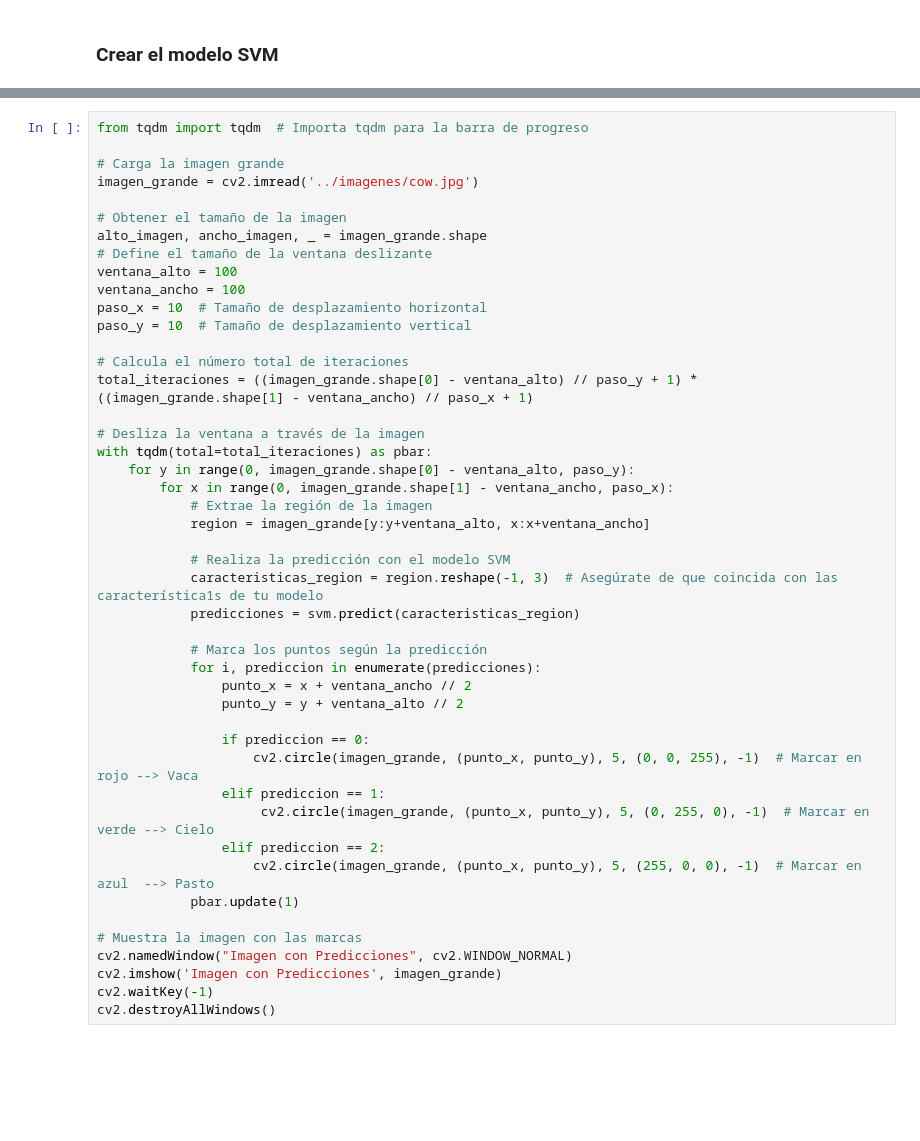
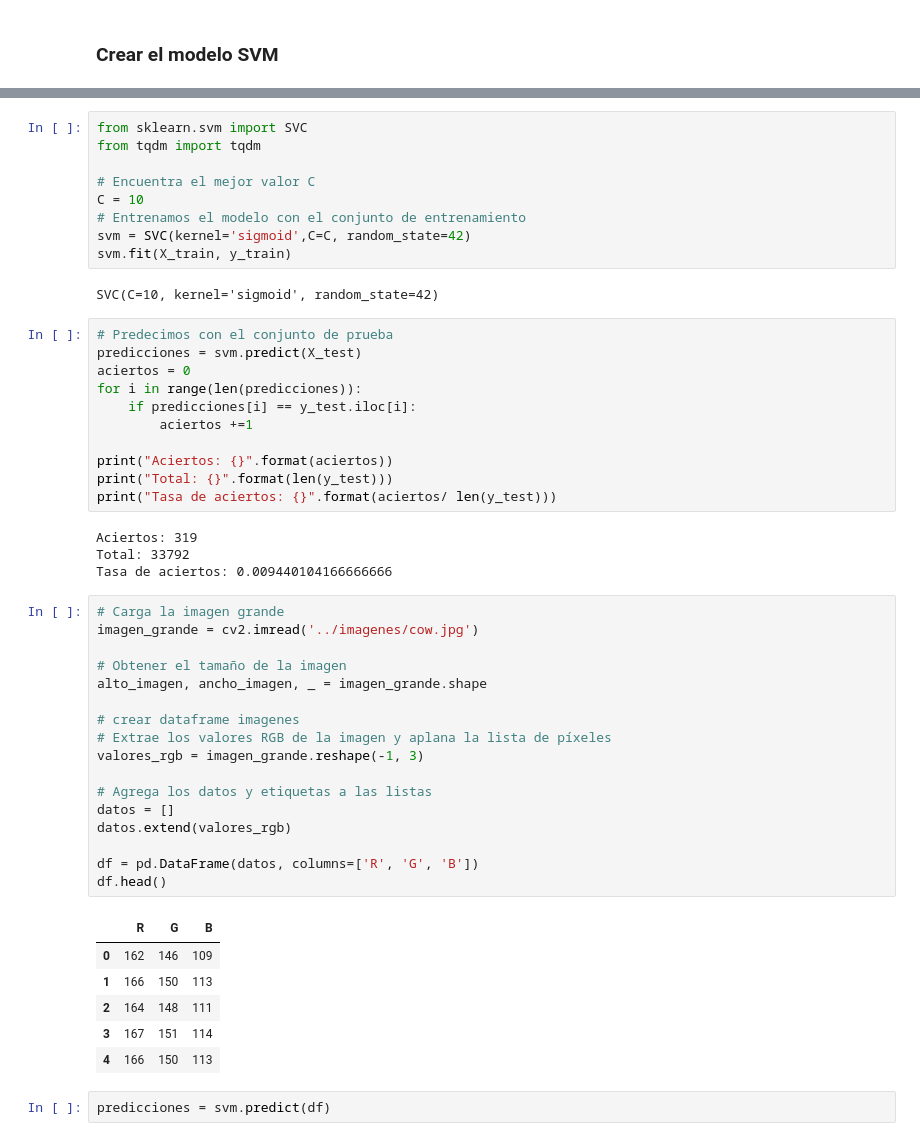
Before and after one commit to UnahurAprendizajeAutomatico/SVM, a Jupyter notebook: modelos/svm.ipynb, the cells around one changed output, grey strips where cells are left out. Saved outputs shown, nothing was run; the diff lists cells and outputs as text; blank space fills up the shorter version.

```diff
--- a/modelos/svm.ipynb
+++ b/modelos/svm.ipynb
@@ -467,46 +483,52 @@ predicciones = svm.predict(X_test)
+# %%
+from sklearn.svm import SVC
+from tqdm import tqdm
+
+# Encuentra el mejor valor C
+C = 10
+# Entrenamos el modelo con el conjunto de entrenamiento
+svm = SVC(kernel='sigmoid',C=C, random_state=42)
+svm.fit(X_train, y_train)
+# %% [output]
+SVC(C=10, kernel='sigmoid', random_state=42)
+# %%
+# Predecimos con el conjunto de prueba
+predicciones = svm.predict(X_test)
+aciertos = 0
+for i in range(len(predicciones)):
+    if predicciones[i] == y_test.iloc[i]:
+        aciertos +=1
+
+print("Aciertos: {}".format(aciertos))
+print("Total: {}".format(len(y_test)))
+print("Tasa de aciertos: {}".format(aciertos/ len(y_test)))
+# %% [output]
+Aciertos: 319
+Total: 33792
+Tasa de aciertos: 0.009440104166666666
 # %%
-from tqdm import tqdm  # Importa tqdm para la barra de progreso
-
 # Carga la imagen grande
 imagen_grande = cv2.imread('../imagenes/cow.jpg')
 
 # Obtener el tamaño de la imagen
 alto_imagen, ancho_imagen, _ = imagen_grande.shape
-# Define el tamaño de la ventana deslizante
-ventana_alto = 100
-ventana_ancho = 100
-paso_x = 10  # Tamaño de desplazamiento horizontal
-paso_y = 10  # Tamaño de desplazamiento vertical
 
-# Calcula el número total de iteraciones
-total_iteraciones = ((imagen_grande.shape[0] - ventana_alto) // paso_y + 1) * ((imagen_grande.shape[1] - ventana_ancho) // paso_x + 1)
+# crear dataframe imagenes
+# Extrae los valores RGB de la imagen y aplana la lista de píxeles
+valores_rgb = imagen_grande.reshape(-1, 3)
 
-# Desliza la ventana a través de la imagen
-with tqdm(total=total_iteraciones) as pbar:
-    for y in range(0, imagen_grande.shape[0] - ventana_alto, paso_y):
-        for x in range(0, imagen_grande.shape[1] - ventana_ancho, paso_x):
-            # Extrae la región de la imagen
-            region = imagen_grande[y:y+ventana_alto, x:x+ventana_ancho]
+# Agrega los datos y etiquetas a las listas
+datos = []
+datos.extend(valores_rgb)
 
-            # Realiza la predicción con el modelo SVM
-            caracteristicas_region = region.reshape(-1, 3)  # Asegúrate de que coincida con las característica1s de tu modelo
-            predicciones = svm.predict(caracteristicas_region)
-
-            # Marca los puntos según la predicción
-            for i, prediccion in enumerate(predicciones):
-                punto_x = x + ventana_ancho // 2
-                punto_y = y + ventana_alto // 2
-
-                if prediccion == 0:
-                    cv2.circle(imagen_grande, (punto_x, punto_y), 5, (0, 0, 255), -1)  # Marcar en rojo --> Vaca
-                elif prediccion == 1:
-                     cv2.circle(imagen_grande, (punto_x, punto_y), 5, (0, 255, 0), -1)  # Marcar en verde --> Cielo
-                elif prediccion == 2:
-                    cv2.circle(imagen_grande, (punto_x, punto_y), 5, (255, 0, 0), -1)  # Marcar en azul  --> Pasto
-            pbar.update(1)
-
-# Muestra la imagen con las marcas
-cv2.namedWindow("Imagen con Predicciones", cv2.WINDOW_NORMAL)
-cv2.imshow('Imagen con Predicciones', imagen_grande)
-cv2.waitKey(-1)
-cv2.destroyAllWindows()
+df = pd.DataFrame(datos, columns=['R', 'G', 'B'])
+df.head()
+# %% [output]
+|  | R | G | B |
+| 0 | 162 | 146 | 109 |
+| 1 | 166 | 150 | 113 |
+| 2 | 164 | 148 | 111 |
+| 3 | 167 | 151 | 114 |
+| 4 | 166 | 150 | 113 |
+# %%
+predicciones = svm.predict(df)
```
Also changed, not shown: parts of 7 cells of this notebook.
